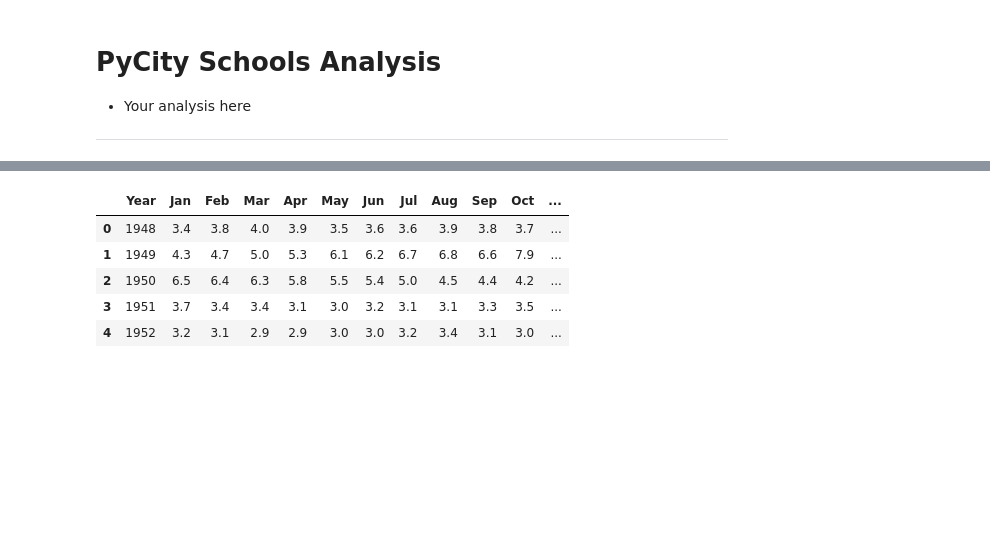
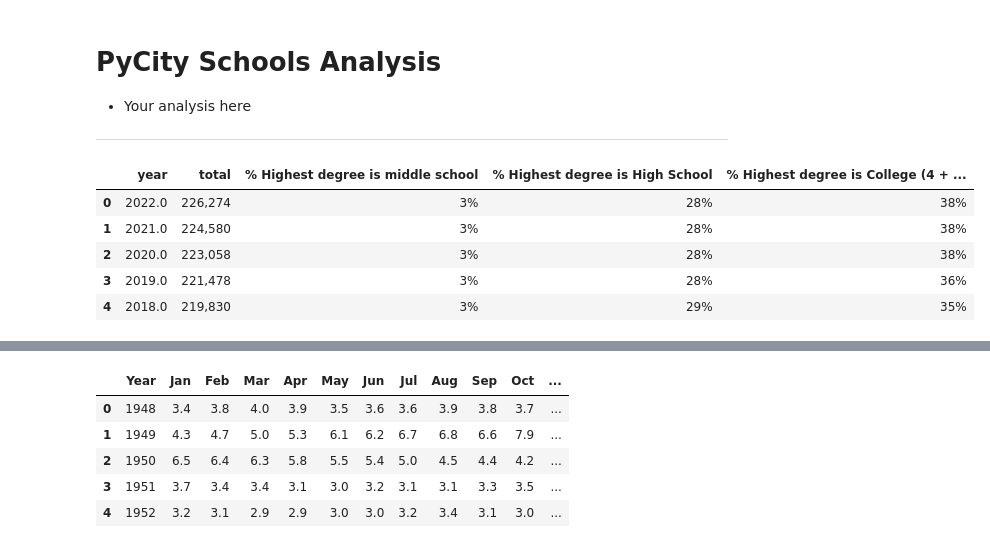
Before and after one commit to wrwr4859/UCB-data-project-1-groupx, a Jupyter notebook: project1_group4.ipynb, the cells around one changed output, grey strips where cells are left out. Saved outputs shown, nothing was run; the diff lists cells and outputs as text; code cells hidden in the pictures; blank space fills up the shorter version.

```diff
--- a/project1_group4.ipynb
+++ b/project1_group4.ipynb
@@ -26,3 +28,14 @@ gdp_data = pd.read_csv(gdp_to_load)
 laborforce_data = pd.read_csv(laborforce_to_load)
 cpi_data = pd.read_csv(cpi_to_load)
 # inflation_data = pd.read_csv(inflation_to_load)
+# %%
+education_to_load =os.path.join(current_dir, "Data", "Education attainment.csv")
+education_data=pd.read_csv(education_to_load)
+education_data.head()
+# %% [output]
+|  | year | total | % Highest degree is middle school | % Highest degree is High School | % Highest degree is College (4 + ... |
+| 0 | 2022.0 | 226,274 | 3% | 28% | 38% |
+| 1 | 2021.0 | 224,580 | 3% | 28% | 38% |
+| 2 | 2020.0 | 223,058 | 3% | 28% | 38% |
+| 3 | 2019.0 | 221,478 | 3% | 28% | 36% |
+| 4 | 2018.0 | 219,830 | 3% | 29% | 35% |
```
Also changed, not shown: parts of 4 cells of this notebook.
